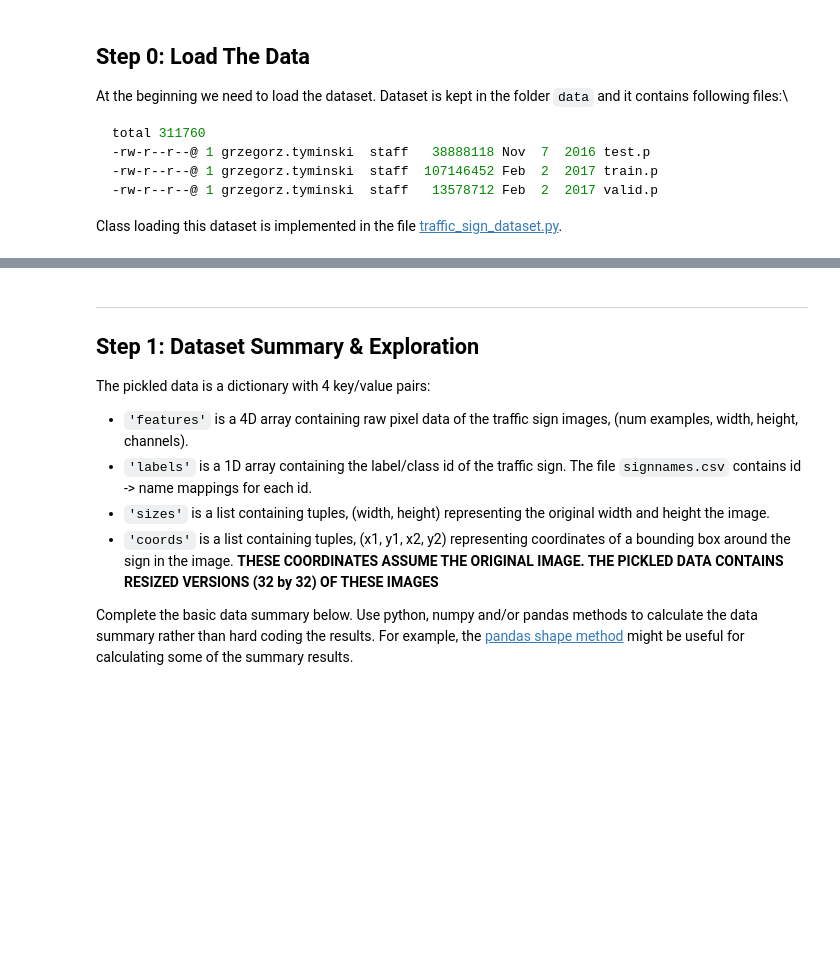
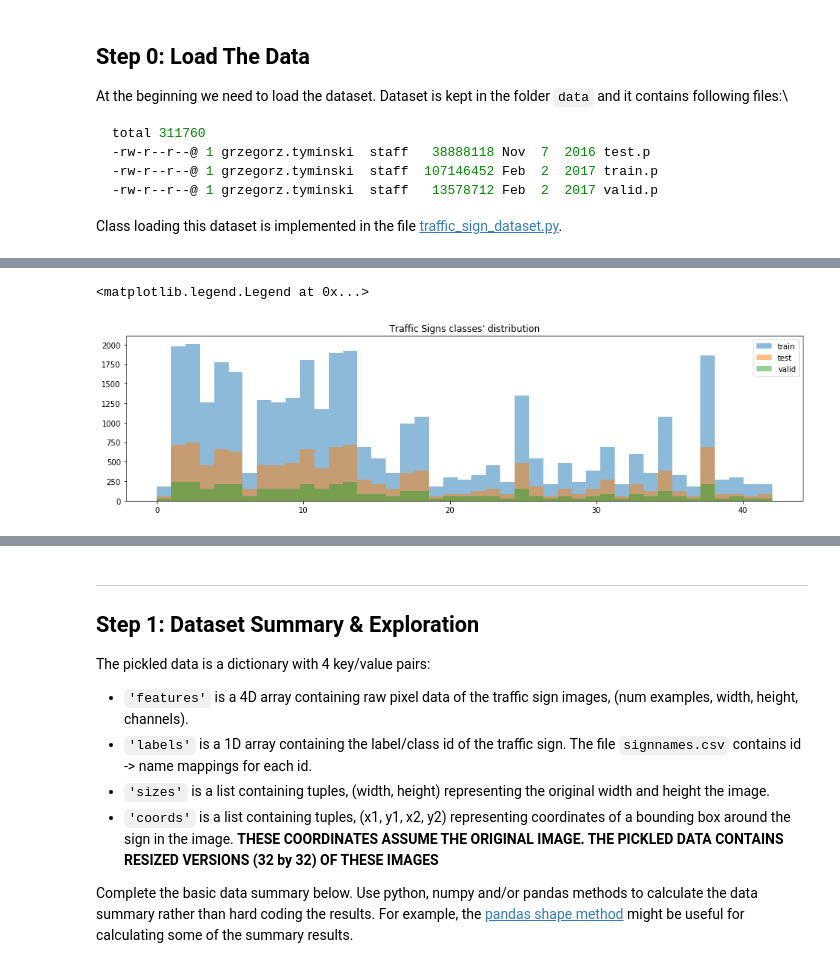
Before and after one commit to gregtyminski/Traffic-Sign-Classifier, a Jupyter notebook: Traffic_Sign_Classifier.ipynb, the cells around one changed output, grey strips where cells are left out. Drawn from its saved outputs; the diff is of its cells as text; code cells hidden in the pictures; blank space fills up the shorter version.

```diff
--- a/Traffic_Sign_Classifier.ipynb
+++ b/Traffic_Sign_Classifier.ipynb
@@ -102,0 +163,14 @@ Test Accuracy = 0.895
+# %%
+import matplotlib.pyplot as plt
+
+plt.figure(figsize=(16,4))
+plt.title("Traffic Signs classes' distribution")
+
+plt.hist(y_train,bins = n_classes, alpha=0.5, label = 'train')
+plt.hist(y_test,bins = n_classes, alpha=0.5, label='test')
+plt.hist(y_valid,bins = n_classes, alpha=0.5, label='valid')
+
+plt.legend()
+# %% [output]
+<matplotlib.legend.Legend at 0x...>
+[figure, added]
```
Also changed, not shown: parts of 35 cells of this notebook, 22 other files.
